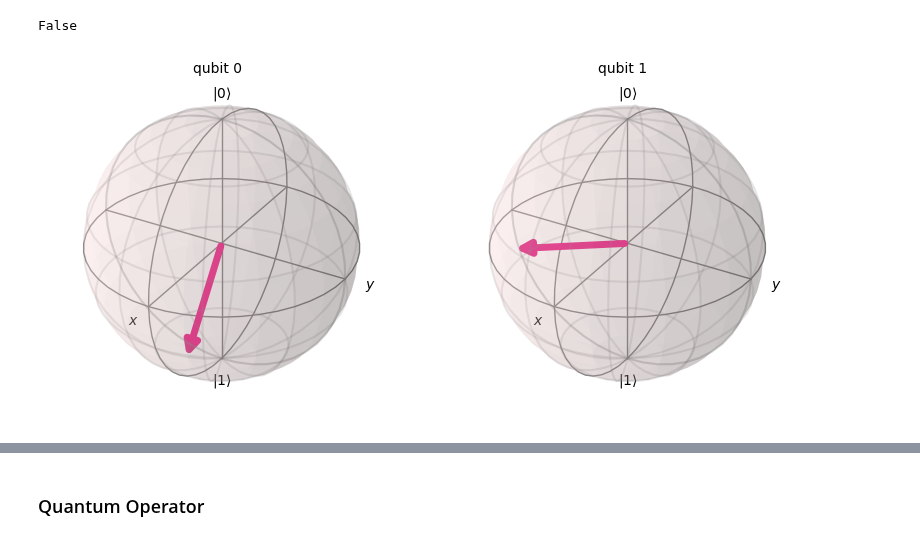
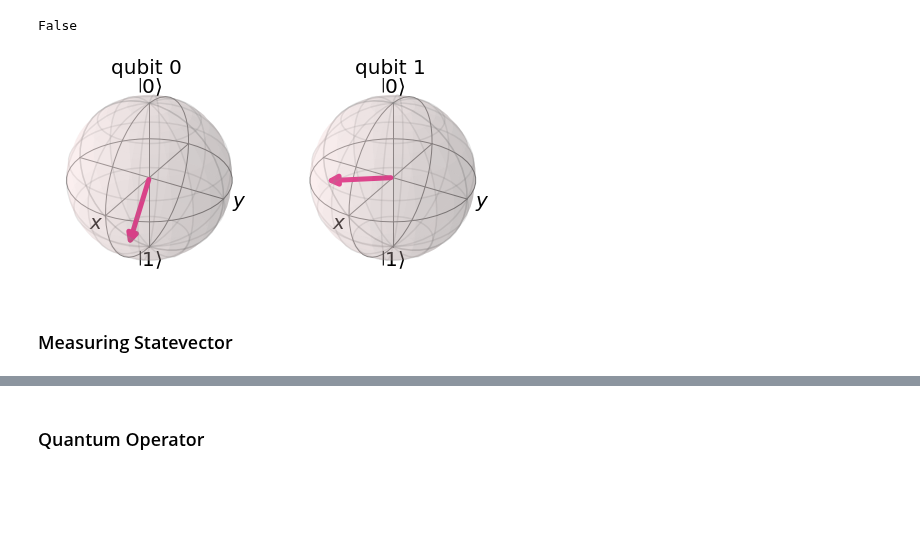
Before and after one commit to arque1393/QuantumLearning, a Jupyter notebook: QiskitBasics.ipynb, the cells around one changed output, grey strips where cells are left out. Cells and saved outputs as stored; diff of their text form; code cells hidden in the pictures; blank space fills up the shorter version.

```diff
--- a/QiskitBasics.ipynb
+++ b/QiskitBasics.ipynb
@@ -37,11 +51,13 @@ False
 # %%
 # State vector in normalized form
 a = np.array([1,4,-3j, 1-4j])
 a/= linalg.norm(a)
 u = Statevector(a)
-plot_bloch_multivector(u)
+disp(plot_bloch_multivector(u))
 # %% [output]
-[figure, old version]
+[figure, new version]
+# %% [markdown]
+### Measuring Statevector
 # %%
 v = Statevector([(1+2.j)/3, -2/3])
 print("Before Mesurement Statevector V :")
```
Also changed, not shown: parts of 27 cells of this notebook, 17 other files.
